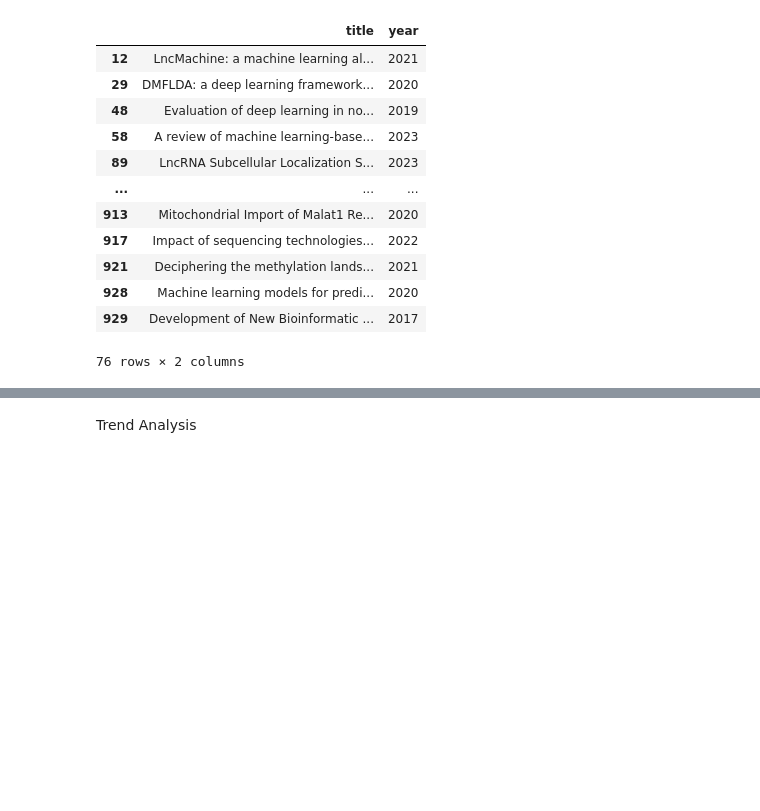
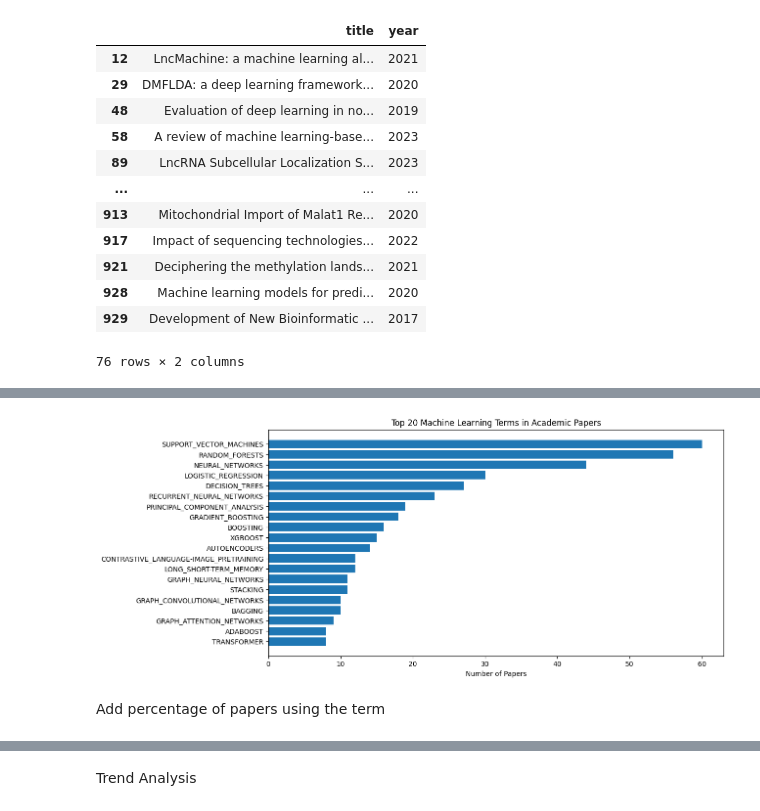
Before and after one commit to seyedrezamirkhani/ml-lncRNA, a Jupyter notebook: src/notebooks/part-03-finding-ML-methods-with-rules/11-analyse-search-results.ipynb, the cells around one changed output, grey strips where cells are left out. Drawn from its saved outputs; the diff is of its cells as text; code cells hidden in the pictures; blank space fills up the shorter version.

```diff
--- a/src/notebooks/part-03-finding-ML-methods-with-rules/11-analyse-search-results.ipynb
+++ b/src/notebooks/part-03-finding-ML-methods-with-rules/11-analyse-search-results.ipynb
@@ -50,0 +51,7 @@ plt.show()
+# %%
+# Count the number of papers using each machine learning term
+ml_term_counts = ml_results_df['ml_term'].value_counts()
+
+# Convert to a DataFrame for better presentation
+ml_term_counts_df = ml_term_counts.reset_index()
+ml_term_counts_df.columns = ['ml_term', 'paper_count']
@@ -50,0 +78,18 @@ plt.show()
+# %%
+import matplotlib.pyplot as plt
+
+# Select the top 20 ML terms
+top_20_ml_terms = ml_term_counts_df.head(20)
+
+# Plot a bar chart
+plt.figure(figsize=(12, 6))
+plt.barh(top_20_ml_terms['ml_term'], top_20_ml_terms['paper_count'])
+plt.xlabel("Number of Papers")
+# plt.ylabel("ML Term")
+plt.title("Top 20 Machine Learning Terms in Academic Papers")
+plt.gca().invert_yaxis()  # Invert y-axis for better readability
+plt.show()
+# %% [output]
+[figure, added]
+# %% [markdown]
+Add percentage of papers using the term
```
Also changed, not shown: parts of 24 cells of this notebook.
